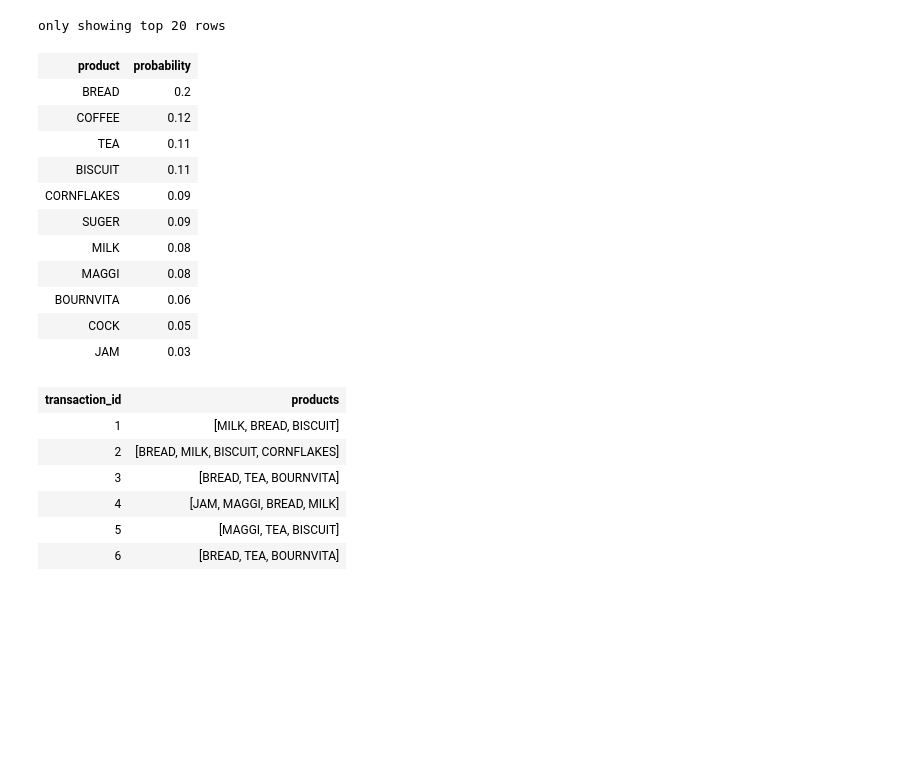
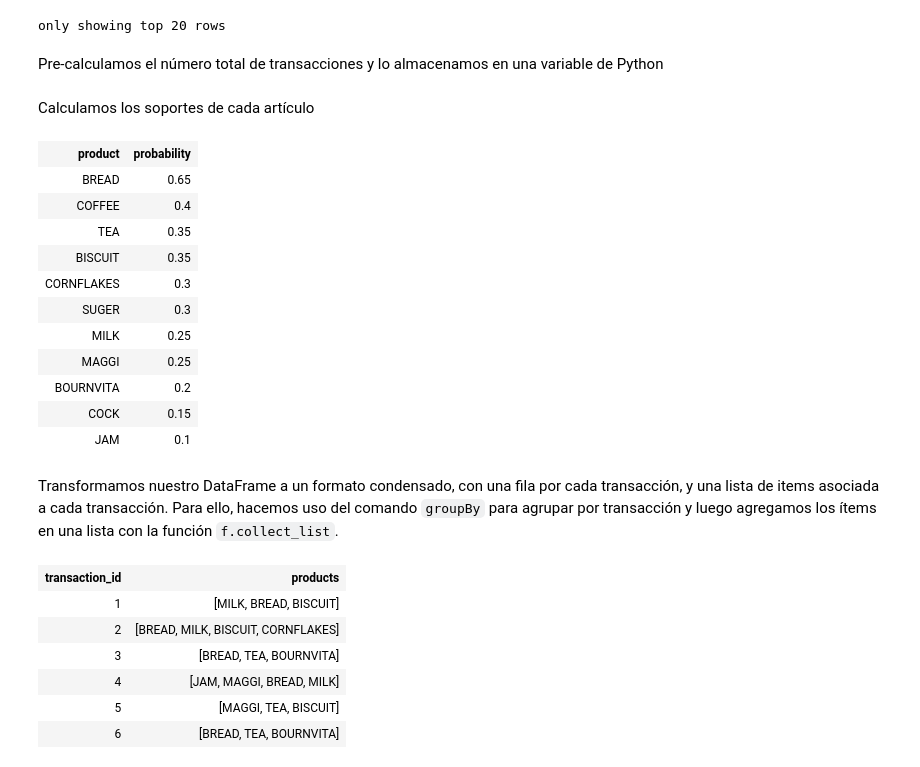
Before and after one commit to donielix/esic-bigdata-iv-blackops, a Jupyter notebook: notebooks/tema-4-ml-training/association-rules.ipynb, the cells around one changed output. Cells and saved outputs as stored; diff of their text form; code cells hidden in the pictures; blank space fills up the shorter version.

```diff
--- a/notebooks/tema-4-ml-training/association-rules.ipynb
+++ b/notebooks/tema-4-ml-training/association-rules.ipynb
@@ -66,7 +73,11 @@ only showing top 20 rows
 # %%
-df = transactions.join(
-    dim_product, how="inner", on=transactions.product_id == dim_product.id
-).select(transactions.transaction_id, dim_product.product)
+df = (
+    transactions.join(
+        dim_product, how="inner", on=transactions.product_id == dim_product.id
+    )
+    .select(transactions.transaction_id, dim_product.product)
+    .cache()
+)
 display(df)
 # %% [output]
 | transaction_id | product |
@@ -86,23 +97,34 @@ display(df)
 | 6 | TEA |
 | 6 | BOURNVITA |
 only showing top 20 rows
+# %% [markdown]
+Pre-calculamos el número total de transacciones y lo almacenamos en una variable de Python
+# %%
+total_transactions = df.select(f.countDistinct("transaction_id")).collect()[0][0]
+# %% [markdown]
+Calculamos los soportes de cada artículo
 # %%
 df.groupby("product").agg(
-    f.round(f.countDistinct("transaction_id") / df.count(), 2).alias("probability")
+    f.round(
+        f.countDistinct("transaction_id") / total_transactions,
+        3,
+    ).alias("probability")
 ).sort("probability", ascending=False)
 # %% [output]
 | product | probability |
-| BREAD | 0.2 |
-| COFFEE | 0.12 |
-| TEA | 0.11 |
-| BISCUIT | 0.11 |
-| CORNFLAKES | 0.09 |
-| SUGER | 0.09 |
-| MILK | 0.08 |
-| MAGGI | 0.08 |
-| BOURNVITA | 0.06 |
-| COCK | 0.05 |
-| JAM | 0.03 |
+| BREAD | 0.65 |
+| COFFEE | 0.4 |
+| TEA | 0.35 |
+| BISCUIT | 0.35 |
+| CORNFLAKES | 0.3 |
+| SUGER | 0.3 |
+| MILK | 0.25 |
+| MAGGI | 0.25 |
+| BOURNVITA | 0.2 |
+| COCK | 0.15 |
+| JAM | 0.1 |
+# %% [markdown]
+Transformamos nuestro DataFrame a un formato condensado, con una fila por cada transacción, y una lista de items asociada a cada transacción. Para ello, hacemos uso del comando `groupBy` para agrupar por transacción y luego agregamos los ítems en una lista con la función `f.collect_list`.
 # %%
 df = (
     df.groupBy("transaction_id")
```
Also changed, not shown: parts of 6 cells of this notebook.
